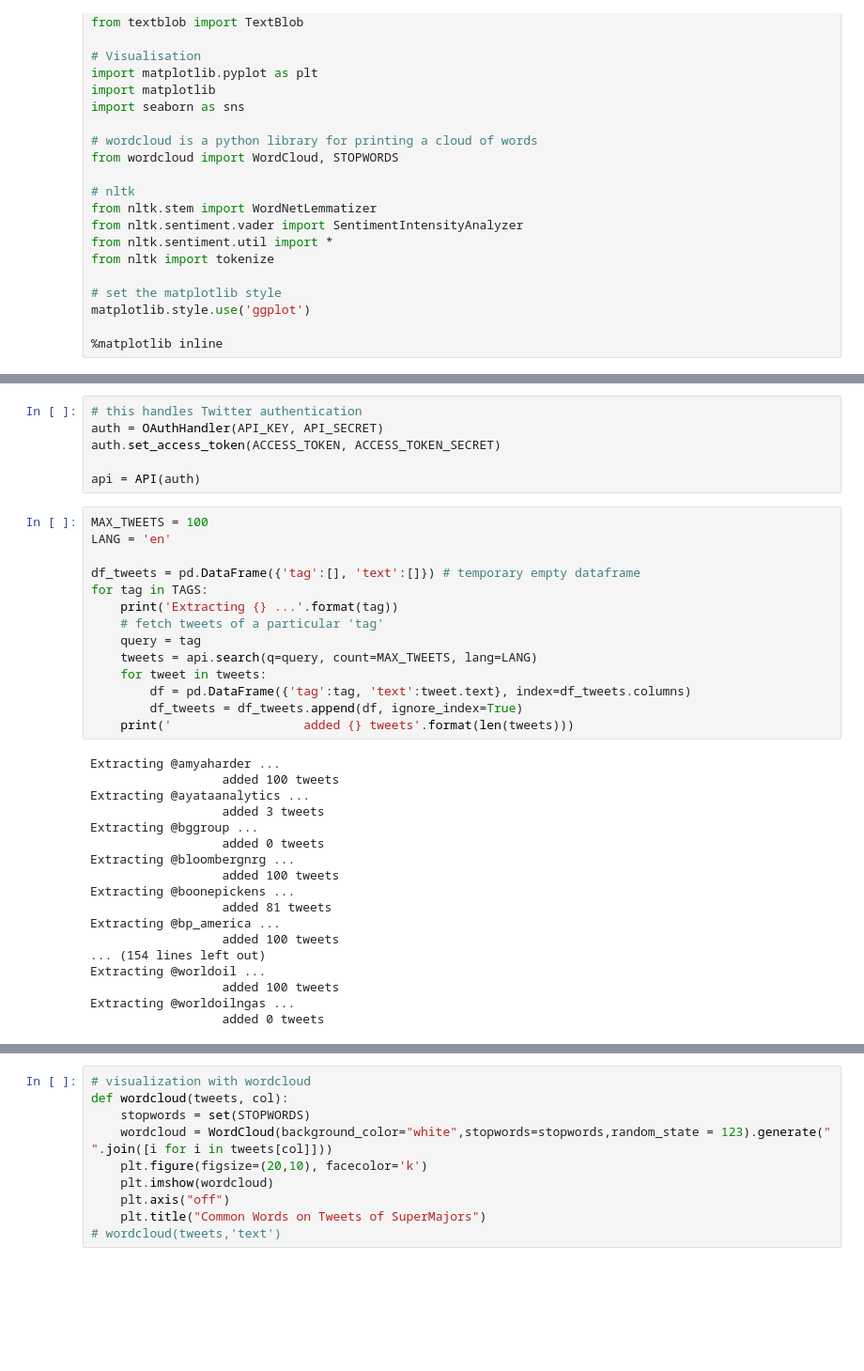
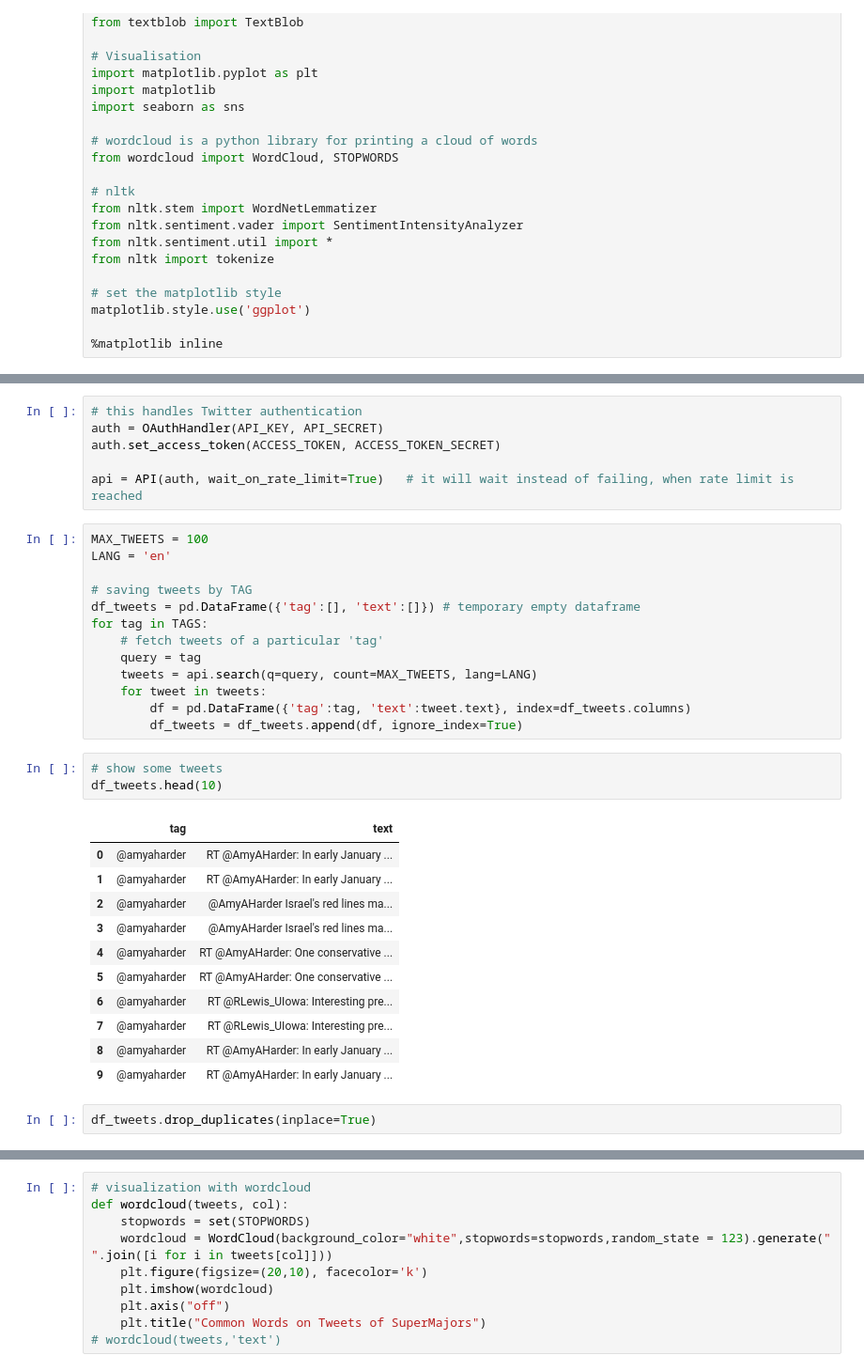
Before and after one commit to darioromero/oilgassupermajors, a Jupyter notebook: sm_getData.ipynb, the cells around one changed output, grey strips where cells are left out. Shown at 94% size. Drawn from its saved outputs; the diff is of its cells as text; blank space fills up the shorter version.

```diff
--- a/sm_getData.ipynb
+++ b/sm_getData.ipynb
@@ -86,36 +85,34 @@ print((len(TAGS), TAGS))
 auth = OAuthHandler(API_KEY, API_SECRET)
 auth.set_access_token(ACCESS_TOKEN, ACCESS_TOKEN_SECRET)
 
-api = API(auth)
+api = API(auth, wait_on_rate_limit=True)   # it will wait instead of failing, when rate limit is reached
 # %%
 MAX_TWEETS = 100
 LANG = 'en'
 
+# saving tweets by TAG
 df_tweets = pd.DataFrame({'tag':[], 'text':[]}) # temporary empty dataframe
 for tag in TAGS:
-    print('Extracting {} ...'.format(tag))
     # fetch tweets of a particular 'tag'
     query = tag
     tweets = api.search(q=query, count=MAX_TWEETS, lang=LANG)
     for tweet in tweets:
         df = pd.DataFrame({'tag':tag, 'text':tweet.text}, index=df_tweets.columns)
         df_tweets = df_tweets.append(df, ignore_index=True)
-    print('                  added {} tweets'.format(len(tweets)))
-# %% [output]
-Extracting @amyaharder ...
-                  added 100 tweets
-Extracting @ayataanalytics ...
-                  added 3 tweets
-Extracting @bggroup ...
-                  added 0 tweets
-Extracting @bloombergnrg ...
-                  added 100 tweets
-Extracting @boonepickens ...
-                  added 81 tweets
-Extracting @bp_america ...
-                  added 100 tweets
-... (154 lines left out)
-Extracting @worldoil ...
-                  added 100 tweets
-Extracting @worldoilngas ...
-                  added 0 tweets
+# %%
+# show some tweets
+df_tweets.head(10)
+# %% [output]
+|  | tag | text |
+| 0 | @amyaharder | RT @AmyAHarder: In early January ... |
+| 1 | @amyaharder | RT @AmyAHarder: In early January ... |
+| 2 | @amyaharder | @AmyAHarder Israel's red lines ma... |
+| 3 | @amyaharder | @AmyAHarder Israel's red lines ma... |
+| 4 | @amyaharder | RT @AmyAHarder: One conservative ... |
+| 5 | @amyaharder | RT @AmyAHarder: One conservative ... |
+| 6 | @amyaharder | RT @RLewis_UIowa: Interesting pre... |
+| 7 | @amyaharder | RT @RLewis_UIowa: Interesting pre... |
+| 8 | @amyaharder | RT @AmyAHarder: In early January ... |
+| 9 | @amyaharder | RT @AmyAHarder: In early January ... |
+# %%
+df_tweets.drop_duplicates(inplace=True)
```
Also changed, not shown: parts of 11 cells of this notebook, 2 other files.
